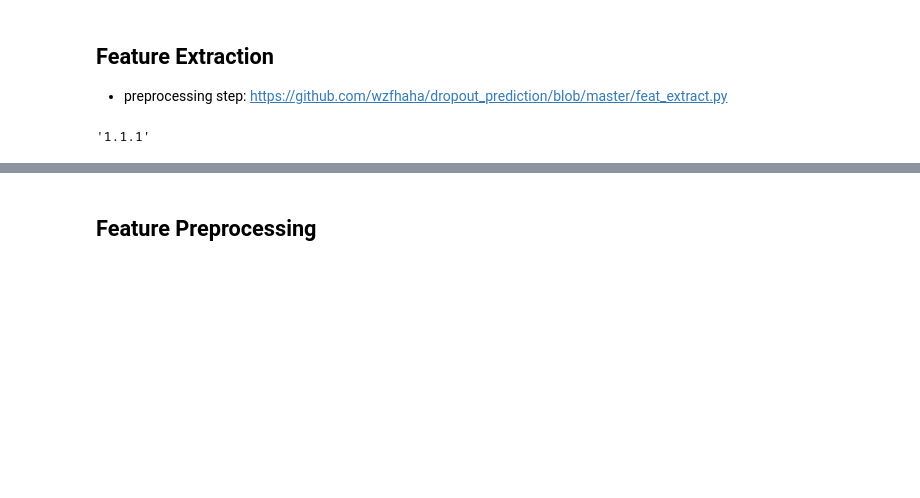
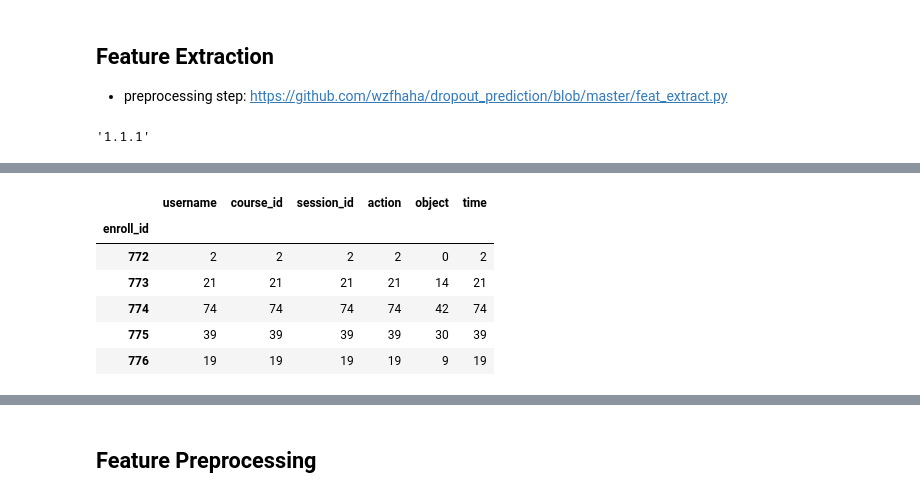
Before and after one commit to rambasnet/PredictingMOOCDropouts, a Jupyter notebook: Predicting-MOOC-Dropouts.ipynb, the cells around one changed output, grey strips where cells are left out. Cells and saved outputs as stored; diff of their text form; code cells hidden in the pictures; blank space fills up the shorter version.

```diff
--- a/Predicting-MOOC-Dropouts.ipynb
+++ b/Predicting-MOOC-Dropouts.ipynb
@@ -92,0 +55,5 @@ all_num.loc[train_enroll].to_csv(os.path.join(path, 'train_features.csv'))
+# %%
+data_path = 'data'
+
+# load training log
+train = pd.read_csv(os.path.join(data_path, 'prediction_log/train_log.csv'))
@@ -92,0 +112,10 @@ all_num.loc[train_enroll].to_csv(os.path.join(path, 'train_features.csv'))
+# %%
+# load test logs
+test = pd.read_csv(os.path.join(data_path, 'prediction_log/test_log.csv'))
+test_truth = pd.read_csv(os.path.join(data_path, 'prediction_log/test_truth.csv'), index_col='enroll_id')
+
+# cobmine train and test truth
+all_truth = pd.concat([train_truth, test_truth])
+
+# combine train and test logs
+all_log = pd.concat([train, test])
@@ -92,0 +202,12 @@ all_num.loc[train_enroll].to_csv(os.path.join(path, 'train_features.csv'))
+# %%
+session_count = all_log.groupby('enroll_id').count()
+# %%
+session_count.head()
+# %% [output]
+|  | username | course_id | session_id | action | object | time |
+| enroll_id |  |  |  |  |  |  |
+| 772 | 2 | 2 | 2 | 2 | 0 | 2 |
+| 773 | 21 | 21 | 21 | 21 | 14 | 21 |
+| 774 | 74 | 74 | 74 | 74 | 42 | 74 |
+| 775 | 39 | 39 | 39 | 39 | 30 | 39 |
+| 776 | 19 | 19 | 19 | 19 | 9 | 19 |
```
Also changed, not shown: parts of 77 cells of this notebook.
